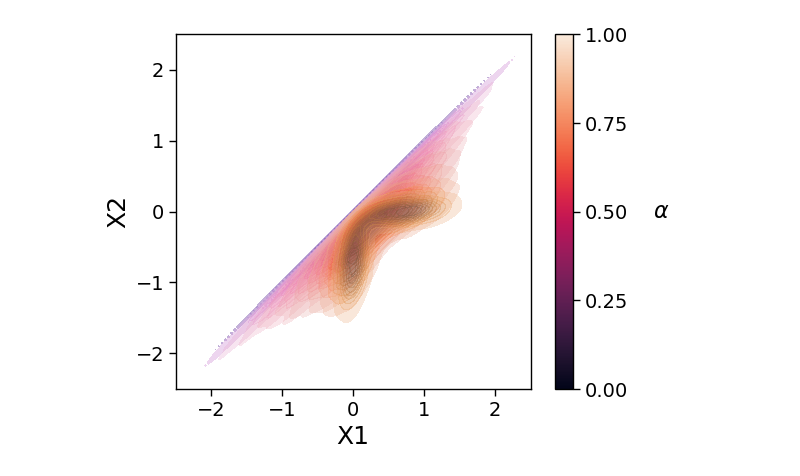
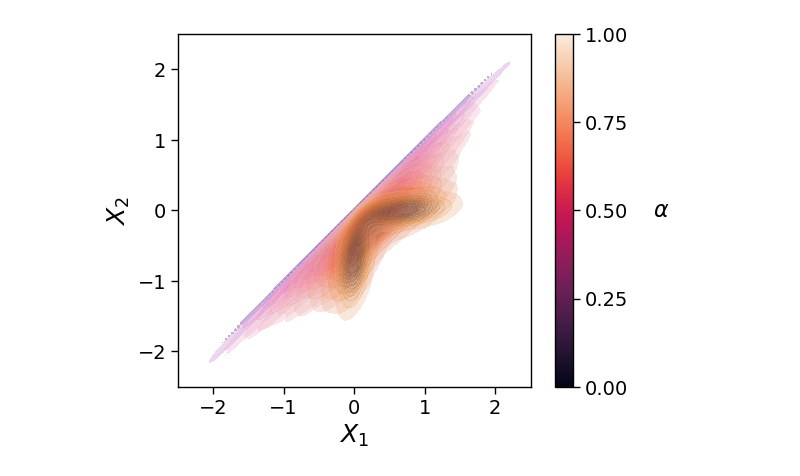
Before and after one commit to Laouen/Oinformation, a Jupyter notebook: analysis/fig4_relu.ipynb, the cells around one changed output. Saved outputs shown, nothing was run; the diff lists cells and outputs as text; code cells hidden in the pictures.

```diff
--- a/analysis/fig4_relu.ipynb
+++ b/analysis/fig4_relu.ipynb
@@ -214,6 +99,4 @@ plot_o_info_linear(df, 'relu_pow-1.0_zoom')
 # %%
-from tqdm.notebook import tqdm
-
 def ReLU(X, cutoff=0):
     return np.maximum(X,cutoff)
 
@@ -224,32 +107,34 @@ def generate_relu_sistem(alpha: float=1.0, beta: float=1.0, pow_factor: float=0.
     assert 0 <= beta <= 1.0, 'beta must be in range [0,1]'
 
     Z_syn, Z_red = np.random.normal(0, 1, (2,T))
 
     X1 = alpha*np.power(ReLU(Z_syn), pow_factor)    + beta*Z_red
     X2 = -alpha*np.power(ReLU(-Z_syn), pow_factor)  + beta*Z_red
 
     return pd.DataFrame({'X1': X1, 'X2': X2, 'Z_syn': Z_syn, 'Z_red': Z_red})
 
 # get color pallet for 10 items in a cmap
 palette = sns.color_palette('rocket', 10)
 ax = plt.gca()
 datas = []
 for i, alpha in enumerate(tqdm(np.arange(0.01, 1.002, 0.1))):
     data = generate_relu_sistem(alpha=alpha, beta=(1-alpha), pow_factor=0.5)
     sns.kdeplot(data=data, x='X1', y='X2', fill=True, color=palette[i], alpha=max(0.3, 1/(i+1)), ax=ax)
 
 # add a colorbar with the color palette range
 sm = plt.cm.ScalarMappable(cmap='rocket', norm=plt.Normalize(vmin=0, vmax=1))
 sm.set_array([])
 cbar = plt.colorbar(sm, ticks=np.arange(0,1.1,0.25))
 cbar.ax.set_ylabel(r'$\alpha$', rotation=0, va='center', labelpad=24, fontsize=16)
 
+plt.xlabel(r'$X_1$')
+plt.ylabel(r'$X_2$')
 plt.xlim(-2.5, 2.5)
 plt.ylim(-2.5, 2.5)
 plt.gca().set_aspect('equal', adjustable='box')
 
 plt.tight_layout()
-plt.savefig('./figures/systems/system-ReLU_power-0.5.pdf', format='pdf')
+plt.savefig('./figures/systems/system-ReLU_power-0.5_X1_vs_X2.pdf', format='pdf', bbox_inches='tight', pad_inches=0)
 plt.show()
 # %% [output]
-[figure, old version]
+[figure, new version]
```
Also changed, not shown: parts of 8 cells of this notebook, 46 other files.
